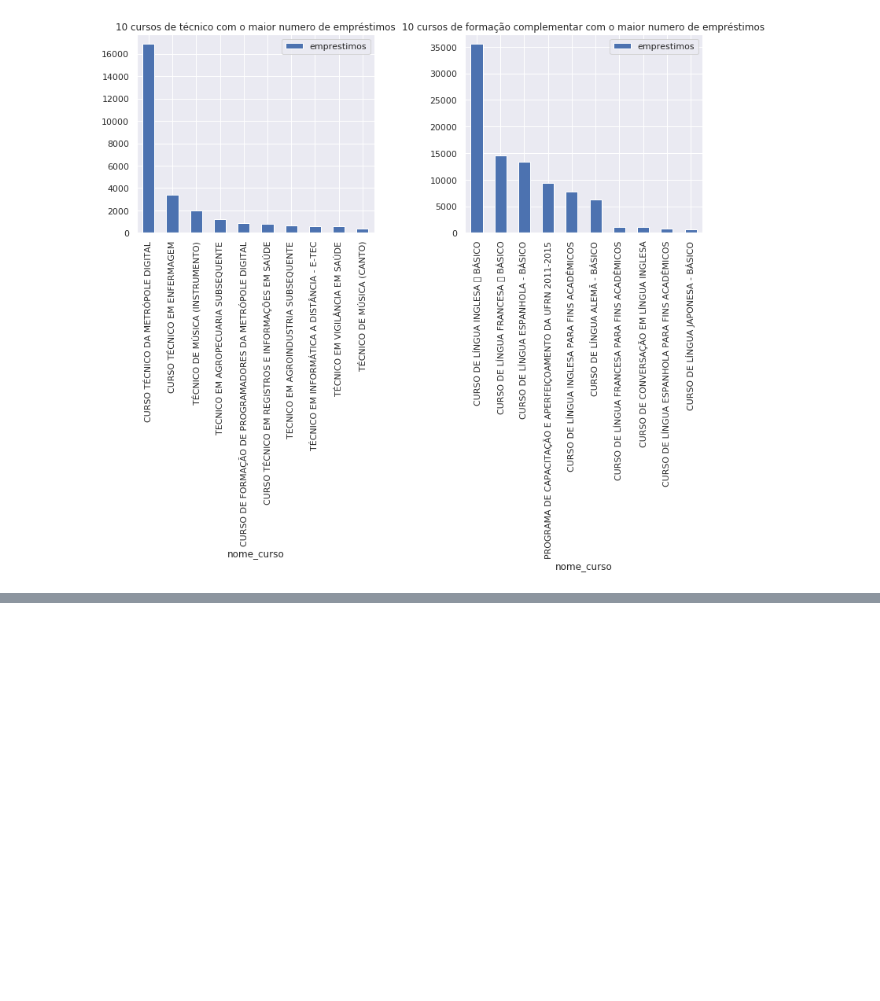
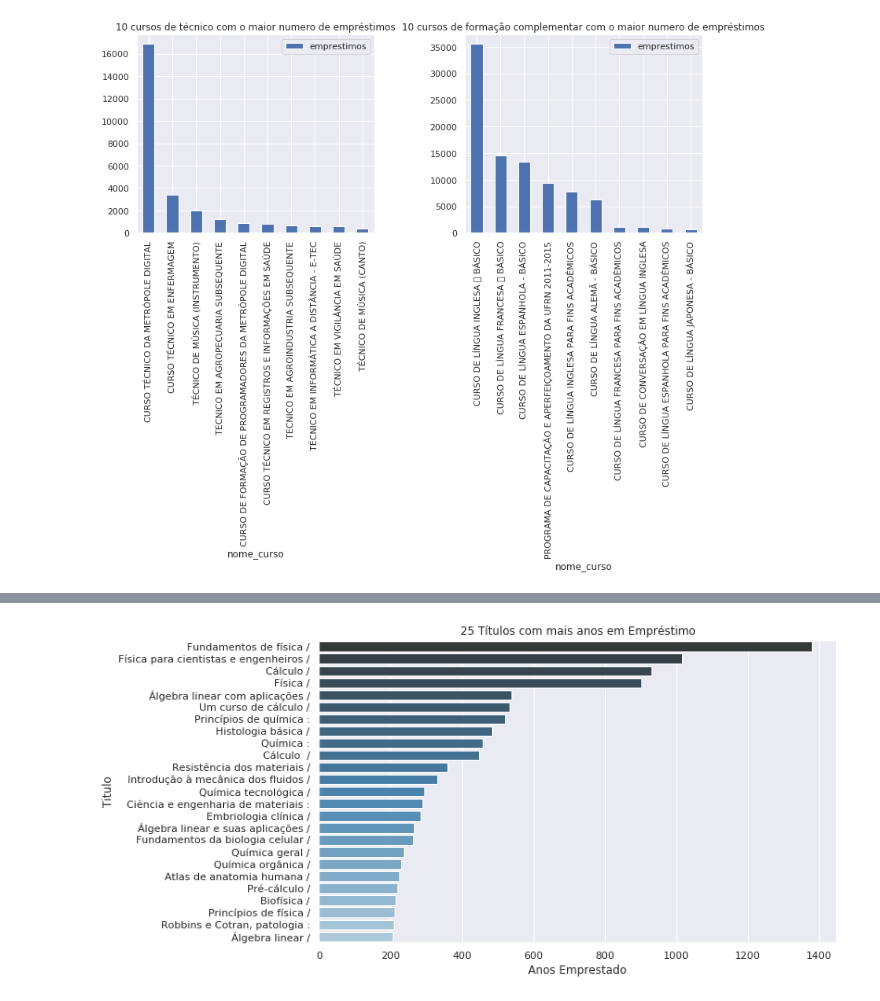
Before and after one commit to JohnVithor/Data_Science_2019_U2, a Jupyter notebook: Biblioteca.ipynb, the cells around one changed output, grey strips where cells are left out. Drawn from its saved outputs; the diff is of its cells as text; code cells hidden in the pictures; blank space fills up the shorter version.

```diff
--- a/Biblioteca.ipynb
+++ b/Biblioteca.ipynb
@@ -275,0 +165,19 @@ plt.show()
+# %%
+# Realizando o merge dos livros e seus tempos de emprestimos com seus dados no acervo
+livros_interessantes_dias = pd.merge(livros_mais_dias, acervo_basic, on="registro_sistema")
+livros_interessantes_dias = livros_interessantes_dias[livros_interessantes_dias.dias_com_livro > 0]
+# %%
+# Selecionando as colunas que irão para o plot
+livros_interessantes_dias_plot = livros_interessantes_dias[["titulo", "dias_com_livro"]]
+livros_interessantes_dias_plot = livros_interessantes_dias_plot.drop_duplicates("titulo")
+# Renomeando as colunas para o plot
+livros_interessantes_dias_plot.columns = ["Titulo", "Dias com o Livro"]
+livros_interessantes_dias_plot["Anos Emprestado"] = livros_interessantes_dias_plot["Dias com o Livro"]/365
+# %%
+# Preparando a figura e plotando o gráfico
+fig, ax = plt.subplots(figsize=(10, 6))
+g = sns.barplot(ax=ax, data=livros_interessantes_dias_plot.head(25), x="Anos Emprestado", y='Titulo', palette="Blues_d")
+g.set_title("25 Títulos com mais anos em Empréstimo")
+plt.show()
+# %% [output]
+[figure, added]
```
Also changed, not shown: parts of 63 cells of this notebook.
